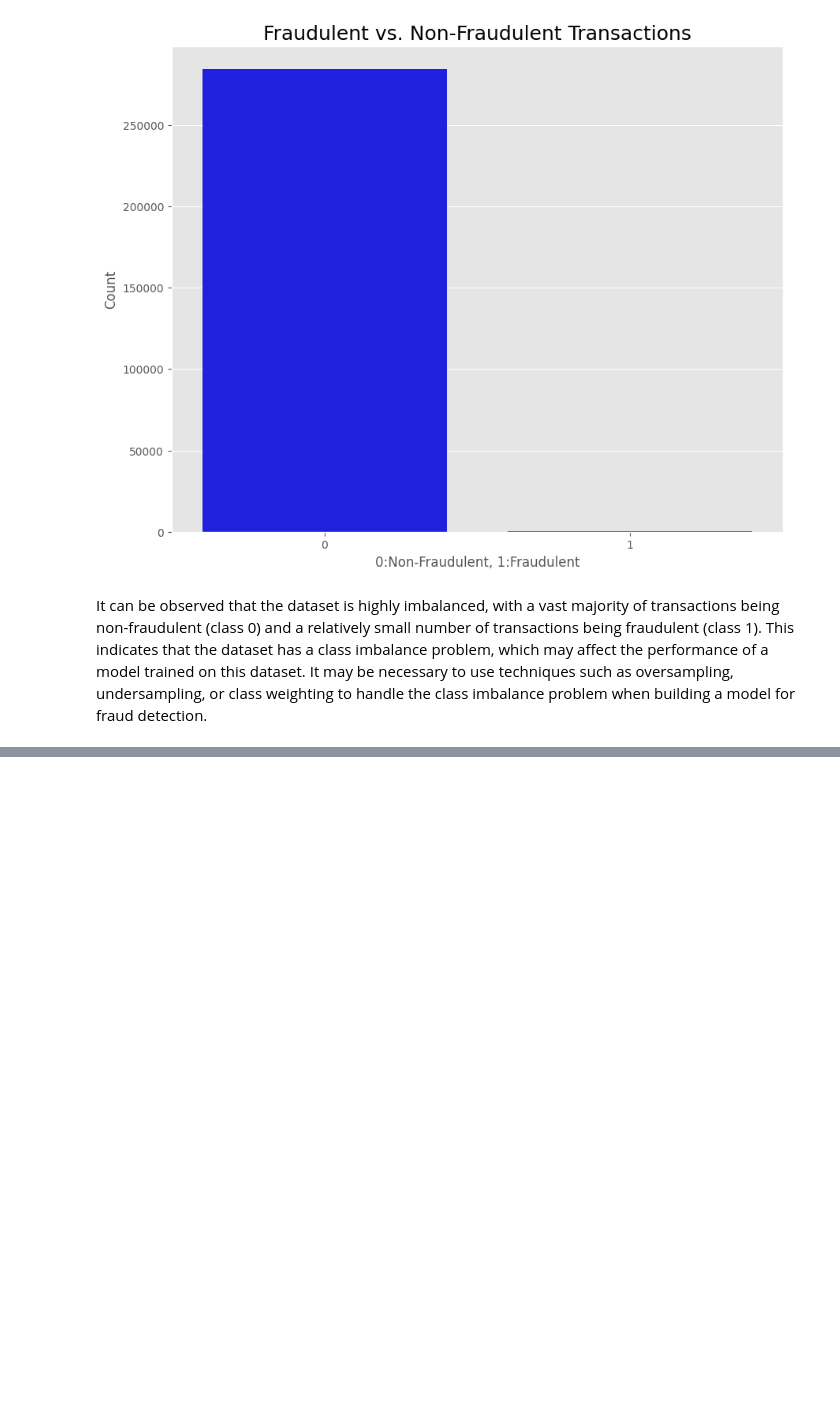
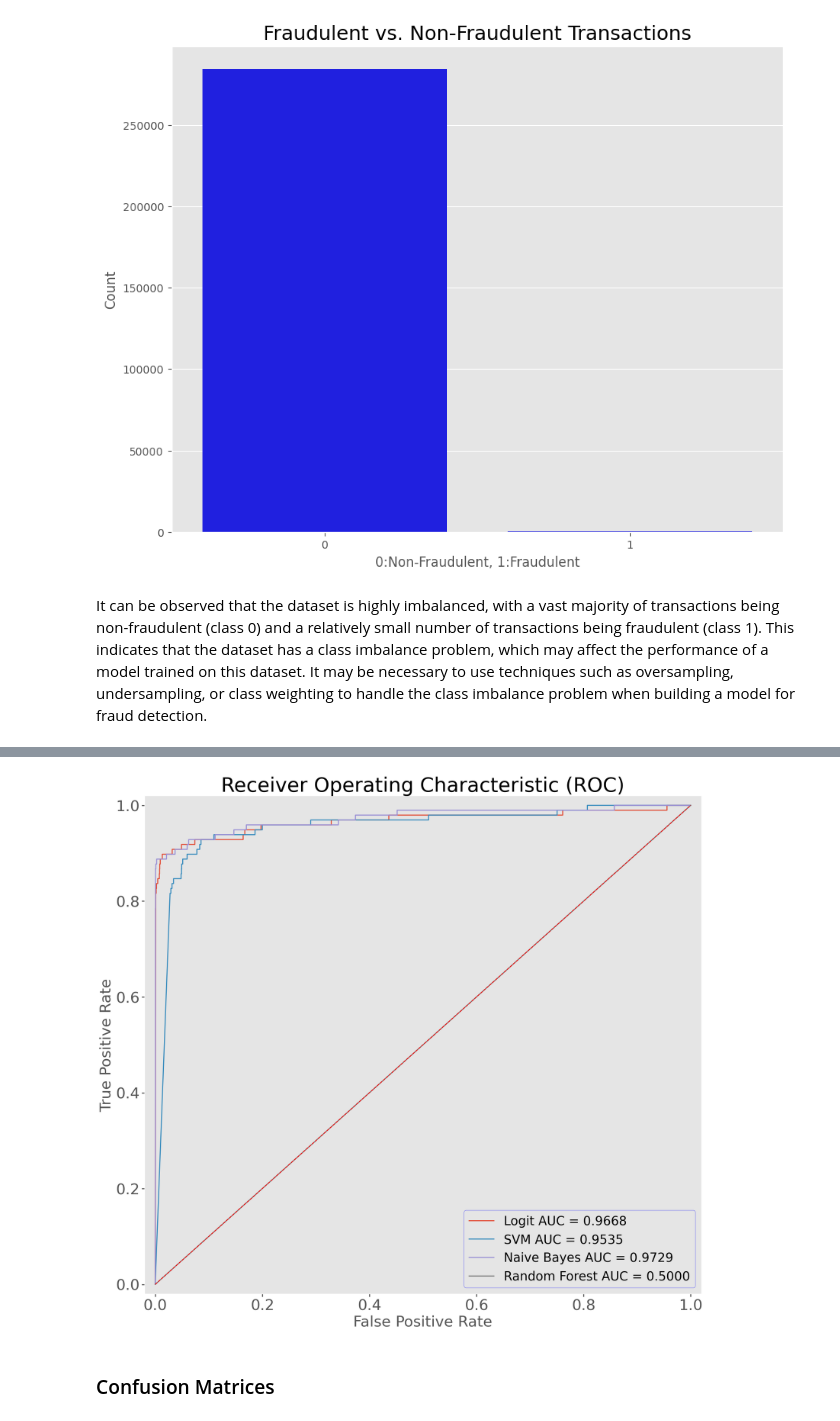
Before and after one commit to coderjolly/fraud-detection-credit-card, a Jupyter notebook: notebooks/credit-card-fraud-detection.ipynb, the cells around one changed output, grey strips where cells are left out. Saved outputs shown, nothing was run; the diff lists cells and outputs as text; code cells hidden in the pictures; blank space fills up the shorter version.

```diff
--- a/notebooks/credit-card-fraud-detection.ipynb
+++ b/notebooks/credit-card-fraud-detection.ipynb
@@ -149,0 +383,8 @@ It can be observed that the dataset is highly imbalanced, with a vast majority o
+# %%
+# Plot ROC curves for out-of-sample data
+plot_roc_curves(X_test_std, y_test, models, model_names)
+plt.savefig('roc-outsample.png');
+# %% [output]
+[figure, added]
+# %% [markdown]
+### Confusion Matrices
```
Also changed, not shown: parts of 33 cells of this notebook, 7 other files.
